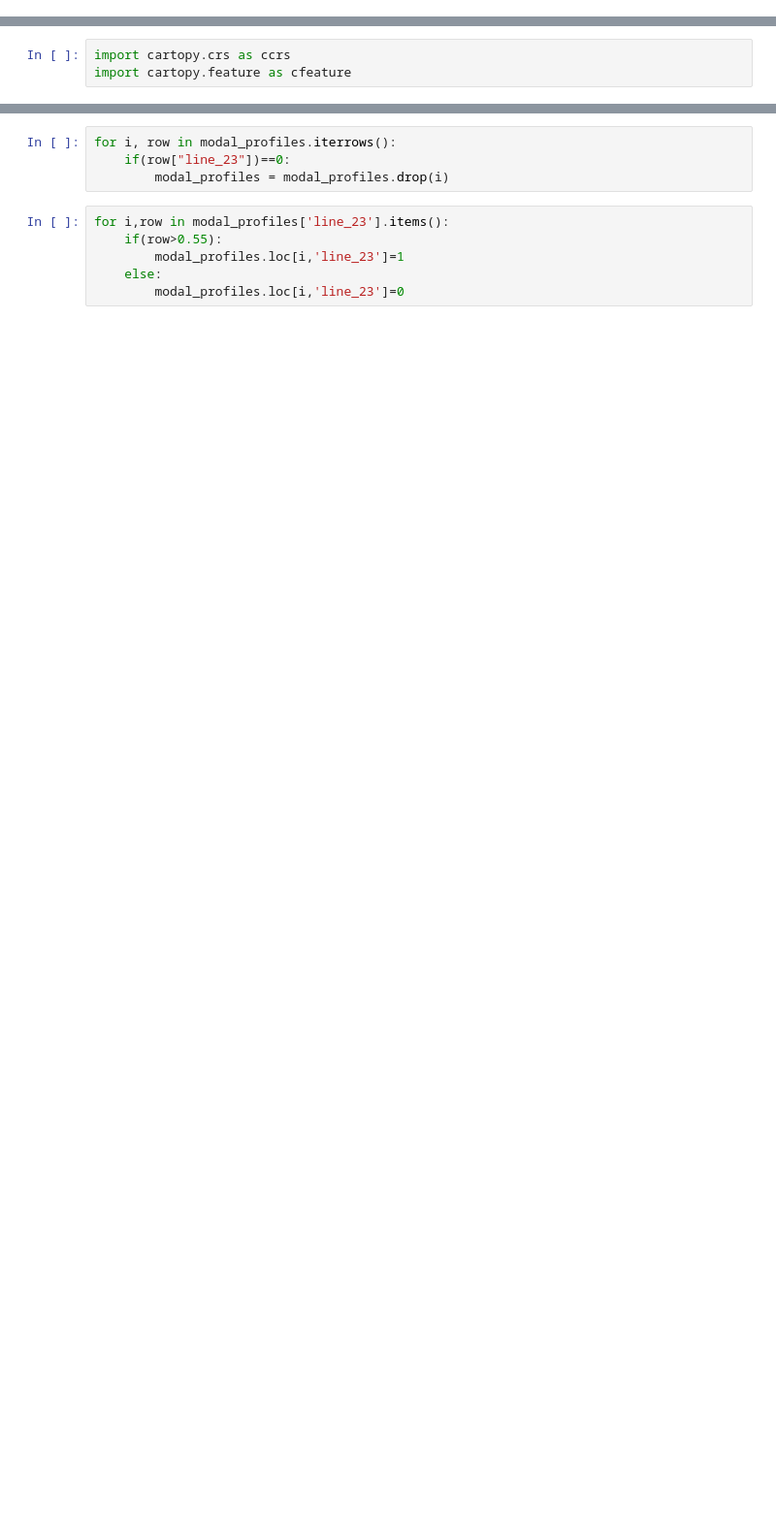
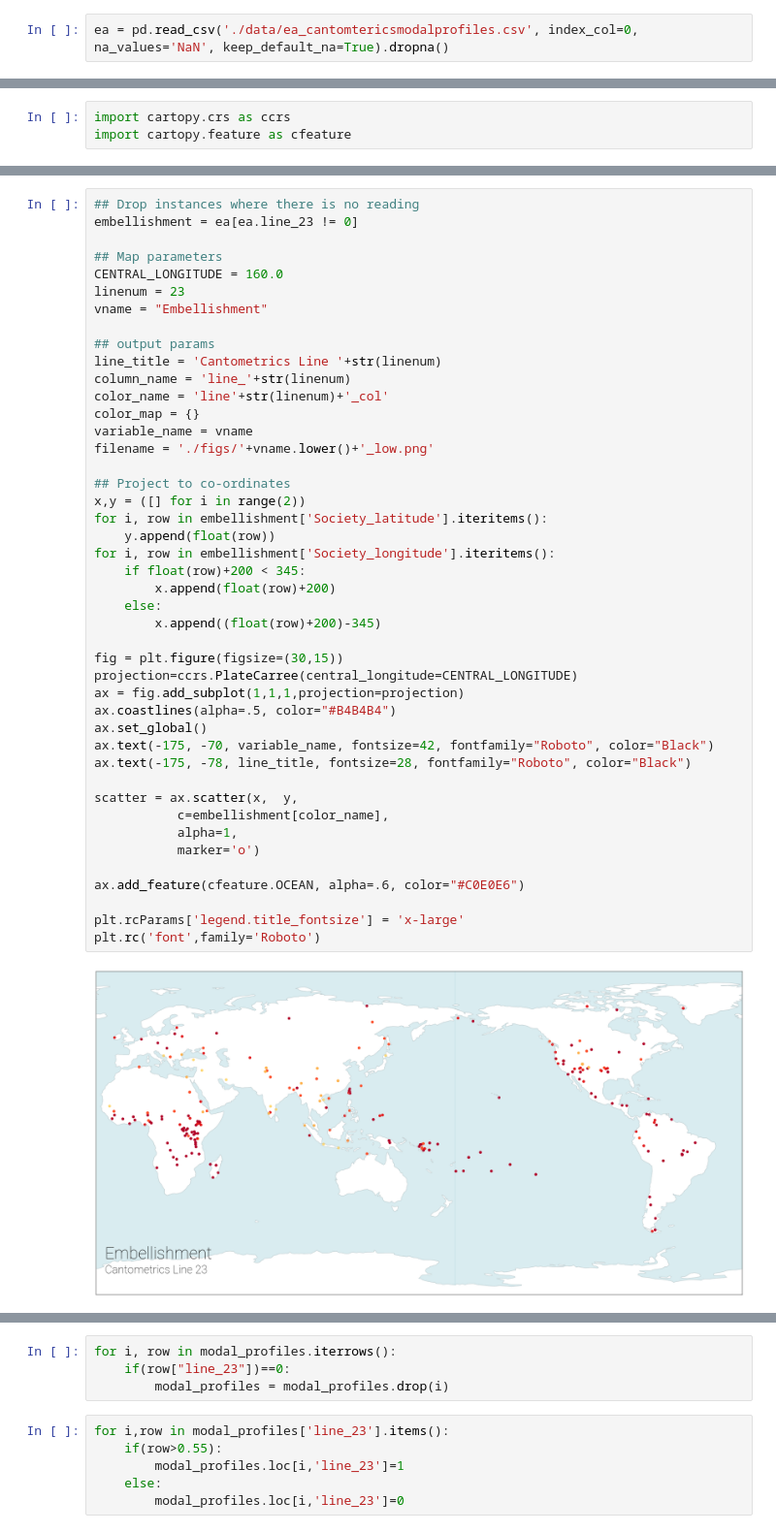
Before and after one commit to theglobaljukebox/Woodetal2021-Analysis, a Jupyter notebook: Map Plots.ipynb, the cells around one changed output, grey strips where cells are left out. Shown at 97% size. Saved outputs shown, nothing was run; the diff lists cells and outputs as text; blank space fills up the shorter version.

Commit message:
add ea plots

```diff
--- a/Map Plots.ipynb
+++ b/Map Plots.ipynb
@@ -19,4 +19,6 @@ line_metadata = line_metadata.drop(columns='linenum')
 # Load conversion guide
 with open('./data/conversion_guide.json') as f:
   conversion_guide = json.load(f)
+# %%
+ea = pd.read_csv('./data/ea_cantomtericsmodalprofiles.csv', index_col=0, na_values='NaN', keep_default_na=True).dropna()
 # %% [markdown]
@@ -26,0 +31,46 @@ import cartopy.feature as cfeature
+# %%
+## Drop instances where there is no reading
+embellishment = ea[ea.line_23 != 0]
+
+## Map parameters
+CENTRAL_LONGITUDE = 160.0
+linenum = 23
+vname = "Embellishment"
+
+## output params
+line_title = 'Cantometrics Line '+str(linenum)
+column_name = 'line_'+str(linenum)
+color_name = 'line'+str(linenum)+'_col'
+color_map = {}
+variable_name = vname
+filename = './figs/'+vname.lower()+'_low.png'
+
+## Project to co-ordinates
+x,y = ([] for i in range(2))
+for i, row in embellishment['Society_latitude'].iteritems():
+    y.append(float(row))
+for i, row in embellishment['Society_longitude'].iteritems():
+    if float(row)+200 < 345:
+        x.append(float(row)+200)
+    else:
+        x.append((float(row)+200)-345)
+
+fig = plt.figure(figsize=(30,15))
+projection=ccrs.PlateCarree(central_longitude=CENTRAL_LONGITUDE)
+ax = fig.add_subplot(1,1,1,projection=projection)
+ax.coastlines(alpha=.5, color="#B4B4B4")
+ax.set_global()
+ax.text(-175, -70, variable_name, fontsize=42, fontfamily="Roboto", color="Black")
+ax.text(-175, -78, line_title, fontsize=28, fontfamily="Roboto", color="Black")
+
+scatter = ax.scatter(x,  y,
+           c=embellishment[color_name],
+           alpha=1,
+           marker='o')
+
+ax.add_feature(cfeature.OCEAN, alpha=.6, color="#C0E0E6")
+
+plt.rcParams['legend.title_fontsize'] = 'x-large'
+plt.rc('font',family='Roboto')
+# %% [output]
+[figure, added]
```
Also changed, not shown: parts of 4 cells of this notebook, 1 other file.
